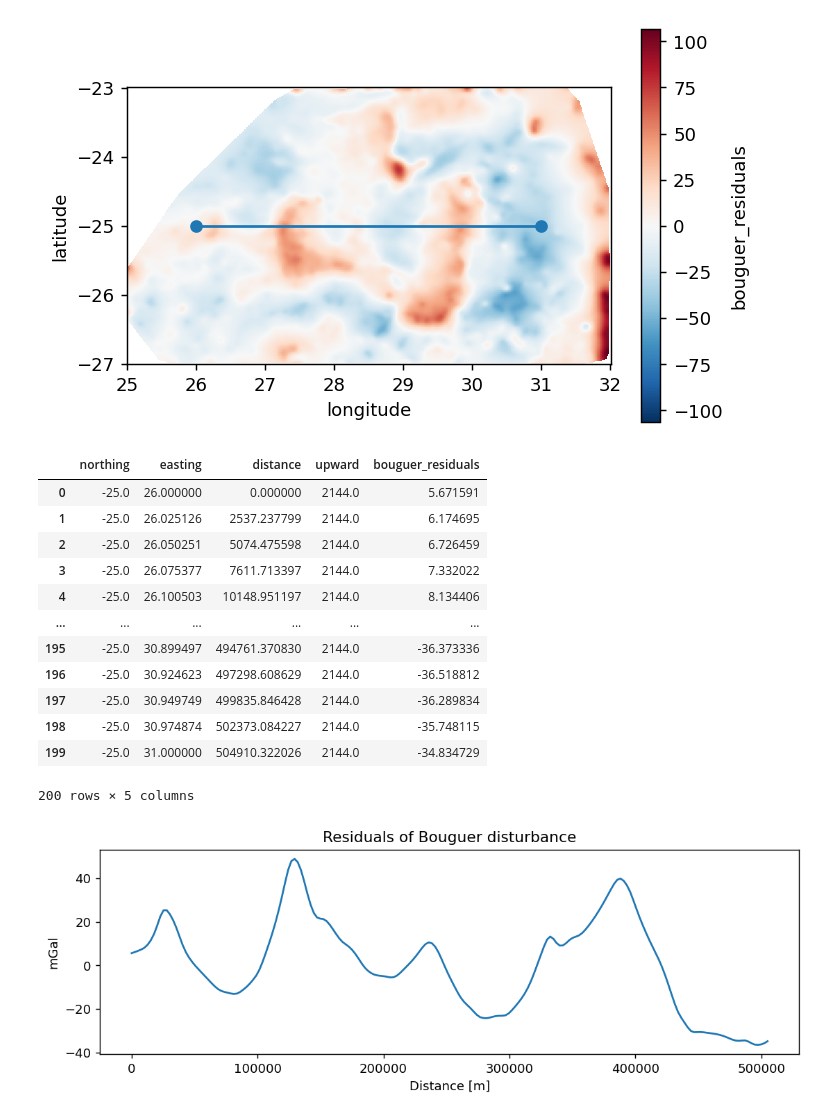
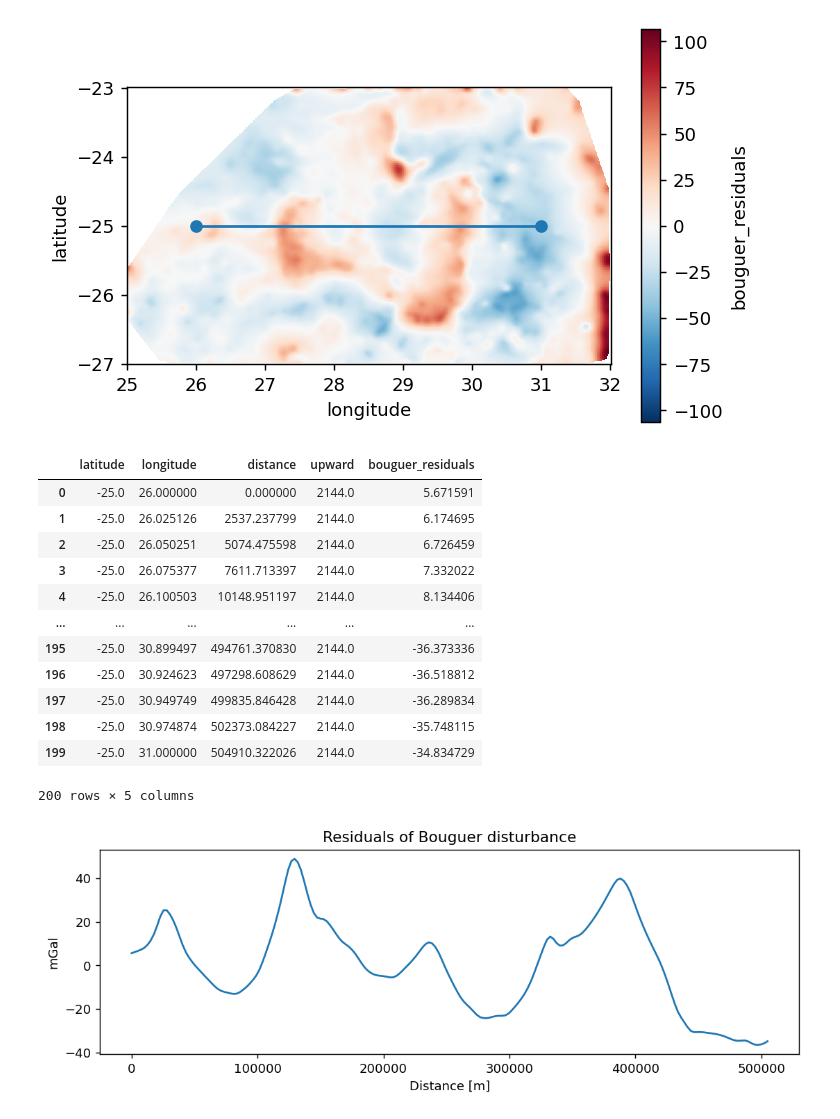
Before and after one commit to fatiando/transform21, a Jupyter notebook: process-gravity.ipynb, the cells around one changed output. Drawn from its saved outputs; the diff is of its cells as text; code cells hidden in the pictures.

Commit message:
Set latitude and longitude dims on profile

```diff
--- a/process-gravity.ipynb
+++ b/process-gravity.ipynb
@@ -481,16 +481,17 @@ plt.show()
 # %%
 # Interpolate the data from the equivalent layer generated in section 1.7:
 profile = eql.profile(
     point1=point1,
     point2=point2,
     upward=data.elevation.max(),
     size=200,
     data_names=["bouguer_residuals"],
+    dims=("latitude", "longitude"),
     projection=projection,
 )
 profile
 # %% [output]
-|  | northing | easting | distance | upward | bouguer_residuals |
+|  | latitude | longitude | distance | upward | bouguer_residuals |
 | 0 | -25.0 | 26.000000 | 0.000000 | 2144.0 | 5.671591 |
 | 1 | -25.0 | 26.025126 | 2537.237799 | 2144.0 | 6.174695 |
 | 2 | -25.0 | 26.050251 | 5074.475598 | 2144.0 | 6.726459 |
```
